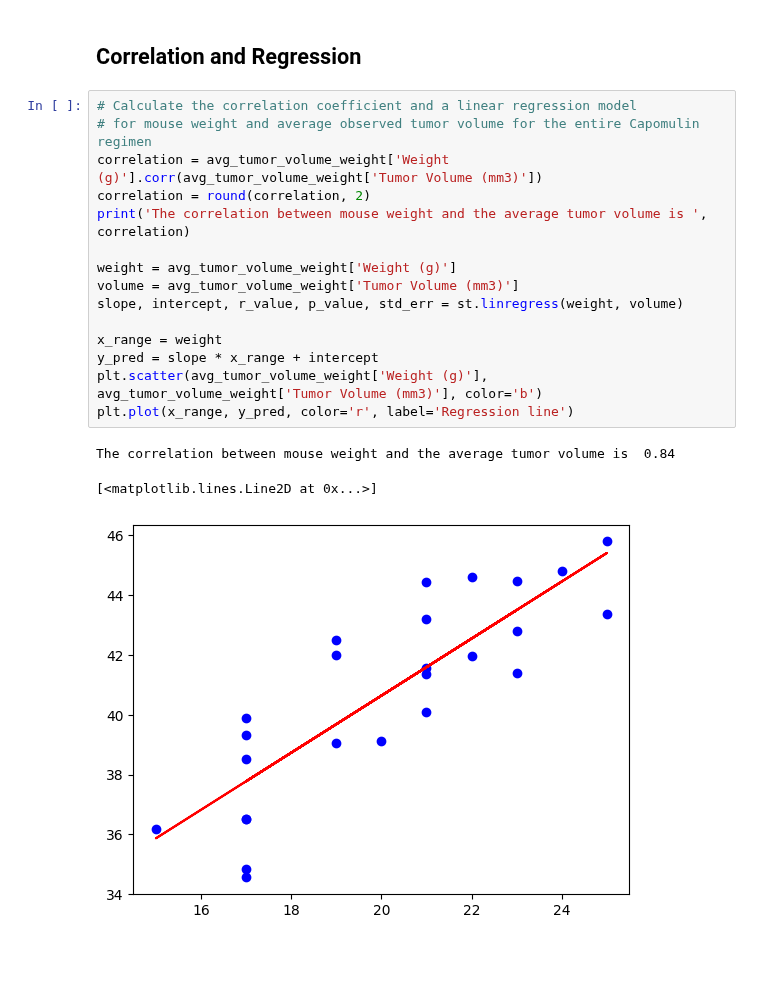
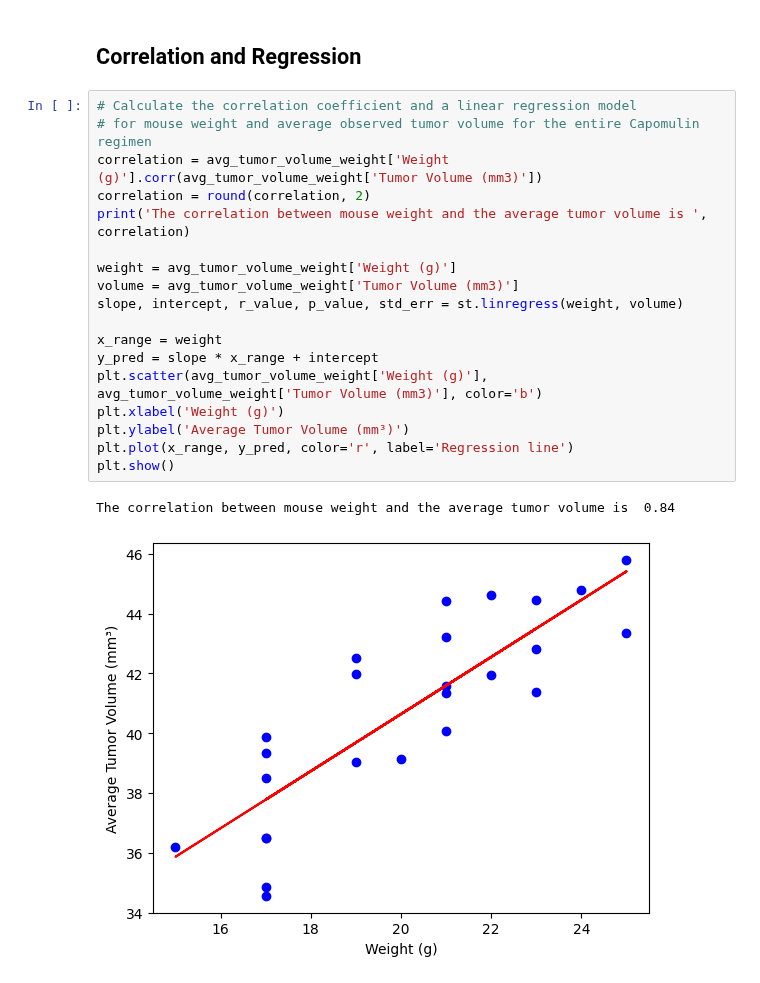
Before and after one commit to yslavcom-code/challenge-5-Pymaceuticals, a Jupyter notebook: solve.ipynb, the cells around one changed output. Cells and saved outputs as stored; diff of their text form; blank space fills up the shorter version.

Commit message:
Added resression line plot

```diff
--- a/solve.ipynb
+++ b/solve.ipynb
@@ -265,19 +265,21 @@ plt.show()
 # %%
 # Calculate the correlation coefficient and a linear regression model
 # for mouse weight and average observed tumor volume for the entire Capomulin regimen
 correlation = avg_tumor_volume_weight['Weight (g)'].corr(avg_tumor_volume_weight['Tumor Volume (mm3)'])
 correlation = round(correlation, 2)
 print('The correlation between mouse weight and the average tumor volume is ', correlation)
 
 weight = avg_tumor_volume_weight['Weight (g)']
 volume = avg_tumor_volume_weight['Tumor Volume (mm3)']
 slope, intercept, r_value, p_value, std_err = st.linregress(weight, volume)
 
 x_range = weight
 y_pred = slope * x_range + intercept
 plt.scatter(avg_tumor_volume_weight['Weight (g)'], avg_tumor_volume_weight['Tumor Volume (mm3)'], color='b')
+plt.xlabel('Weight (g)')
+plt.ylabel('Average Tumor Volume (mm³)')
 plt.plot(x_range, y_pred, color='r', label='Regression line')
+plt.show()
 # %% [output]
 The correlation between mouse weight and the average tumor volume is  0.84
-[<matplotlib.lines.Line2D at 0x...>]
-[figure, old version]
+[figure, new version]
```
